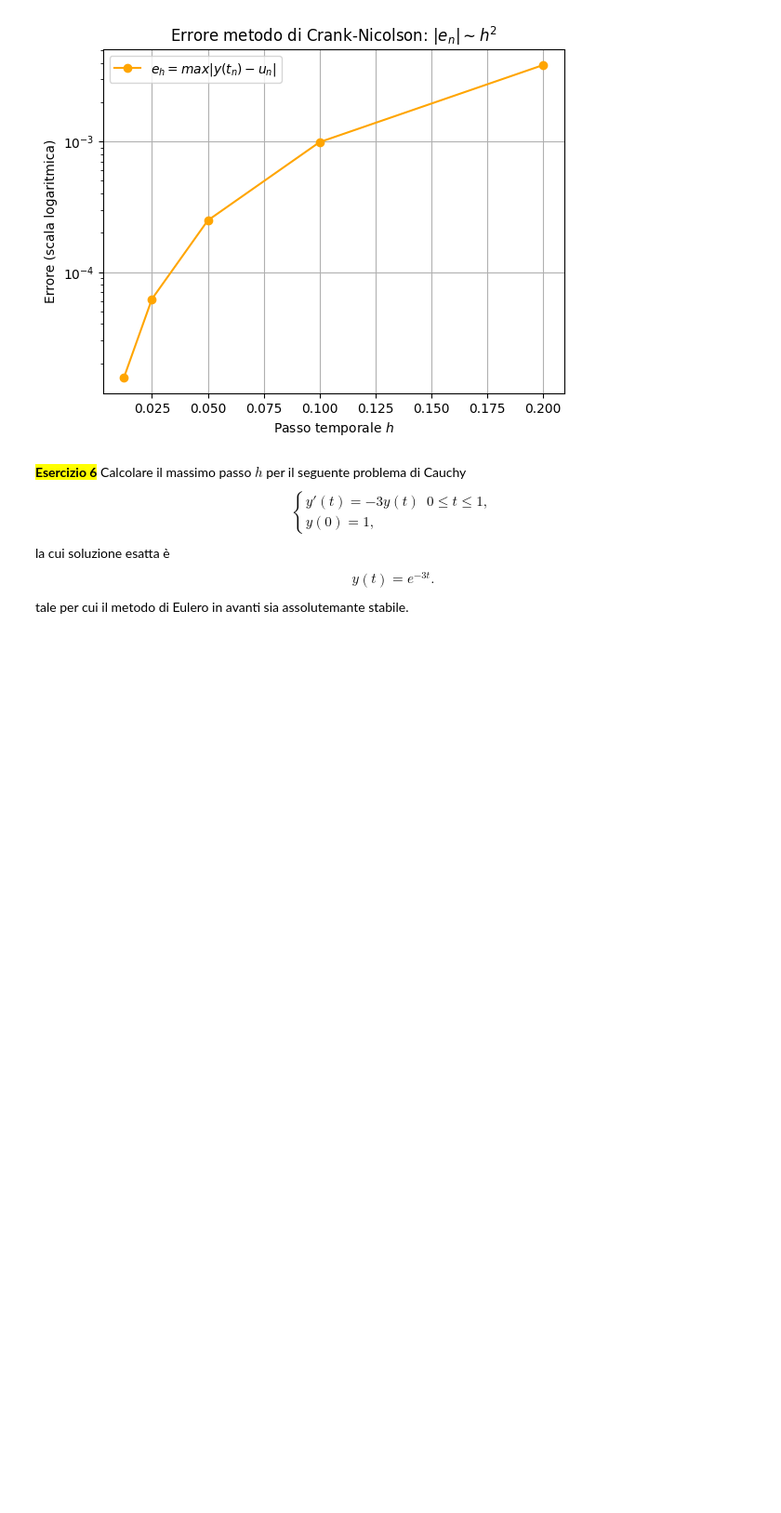
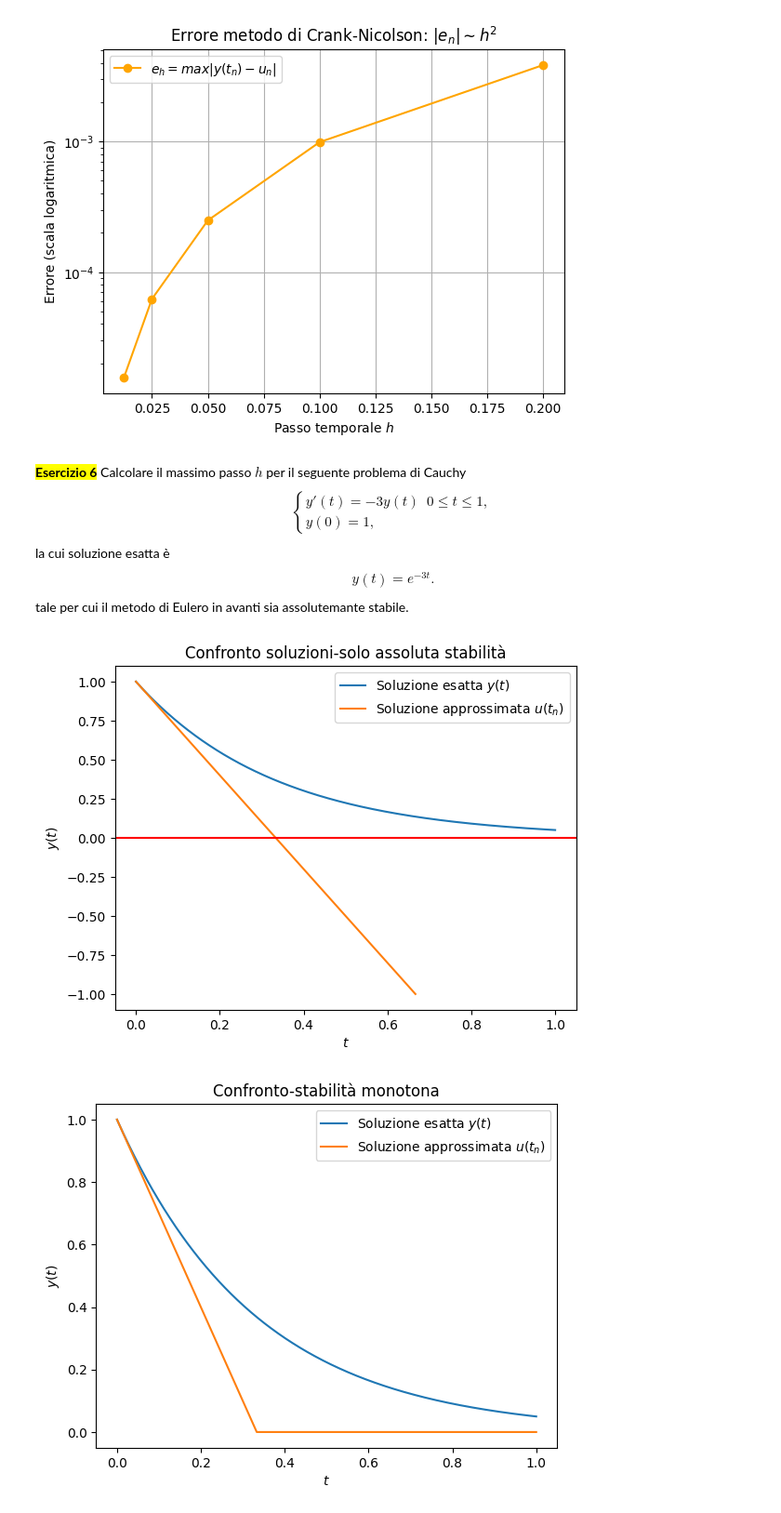
Before and after one commit to marcofossatii05-ui/mani_env, a Jupyter notebook: ode_part_1_template.ipynb, the cells around one changed output. Shown at 93% size. Cells and saved outputs as stored; diff of their text form; code cells hidden in the pictures; blank space fills up the shorter version.

```diff
--- a/ode_part_1_template.ipynb
+++ b/ode_part_1_template.ipynb
@@ -422,3 +422,63 @@ la cui soluzione esatta è
 y(t)=e^{-3t}.
 \end{equation*}
 tale per cui il metodo di Eulero in avanti sia assolutemante stabile.
+# %%
+import numpy as np
+import matplotlib.pyplot as plt
+from utilis_ODE import eulero_avanti
+import sys
+
+f = lambda t,y: -3*y
+y = lambda t: np.exp(-3*t)
+
+t0 = 0
+tN = 1
+y0 = 1
+
+"""""
+Il passo temporale massimo per avere assoluta stabilità in Eulero esplicito si trova dalla condizione |1 + h*λ| <= 1, dove λ è il coefficiente
+moltiplicativo di y(t) nel problema di Cauchy, in questo caso -3 --> la condizione per l'assoluta stabilità in questo caso è h <= 2/3. Ma la
+condizione di assoluta stabilità garantisce solamente che l'errore numerico non si amplifichi in modo incontrollato nel tempo --> che  la soluzione
+numerica u_n rimanga limitata --> non tenda all'infinito quando y tende a 0 o ad un valore costante.
+
+A questo punto si pone il problema della STABILITA' MONOTONA. Per Eulero esplicito applicato a un simil problema modello come questo, il
+fattore di crescita del metodo è dato da (1 + hλ), ovvero la soluzione al passo n+1 si può calcolare deirettamente da quella al passo precedente (n)
+semplicemente moltiplicandola per il fattore di crescita: u_n+1 = u_n*(1 + hλ) --> se questo fattore è negativo, la soluzione approssimata
+oscillerà tra valori positivi e negativi ad ogni passo --> garantire la stabilità monotona, ovvero che il fattore di crescita sia positivo, assicura
+che la soluzione approssimata mantenga le stesse proprietà qualitative della soluzione esatta (in questo caso che la soluzione approssimata non cambi
+segno quado in realtà la soluzione esatta y(t) = -e^3t è sempre positiva) --> in questo caso per garantire la stabilità monotona deve essere h < 1/3
+"""
+
+k = -3
+h1 = 2 / abs(k) - sys.float_info.epsilon    # passo per assoluta stabilità
+h2 = 1 / abs(k) - sys.float_info.epsilon    # passo per stabilità monotona
+
+
+tplot = np.linspace(t0,tN,1000)
+
+t1, u1 = eulero_avanti(f,t0,tN,y0,h1)
+t2, u2 = eulero_avanti(f,t0,tN,y0,h2)
+
+
+
+plt.figure()
+plt.plot(tplot,y(tplot),label=r"Soluzione esatta $y(t)$")
+plt.plot(t1,u1,label=r"Soluzione approssimata $u(t_n)$")
+plt.title(r"Confronto soluzioni-solo assoluta stabilità")
+plt.axhline(y=0,color='red')
+plt.xlabel(r"$t$")
+plt.ylabel(r"$y(t)$")
+plt.legend()
+plt.show()
+
+plt.figure()
+plt.plot(tplot,y(tplot),label=r"Soluzione esatta $y(t)$")
+plt.plot(t2,u2,label=r"Soluzione approssimata $u(t_n)$")
+plt.title(r"Confronto-stabilità monotona")
+plt.xlabel(r"$t$")
+plt.ylabel(r"$y(t)$")
+plt.legend()
+plt.show()
+# %% [output]
+[figure, added]
+[figure, added]
```
